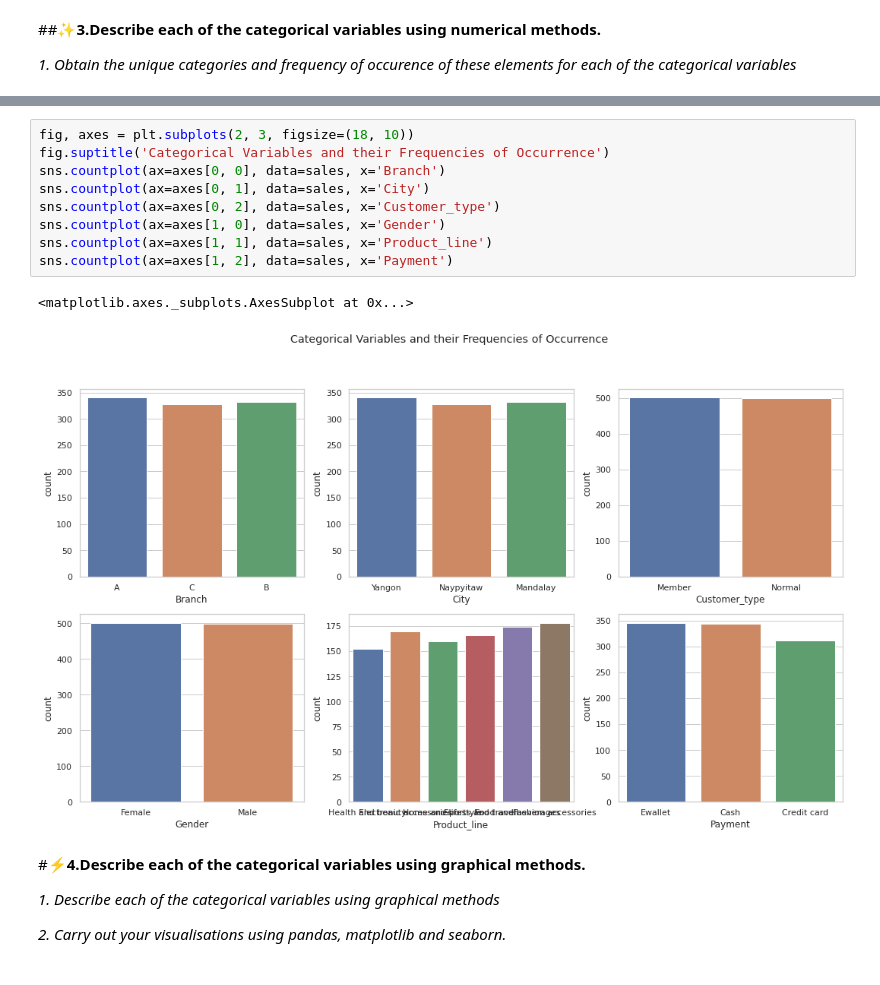
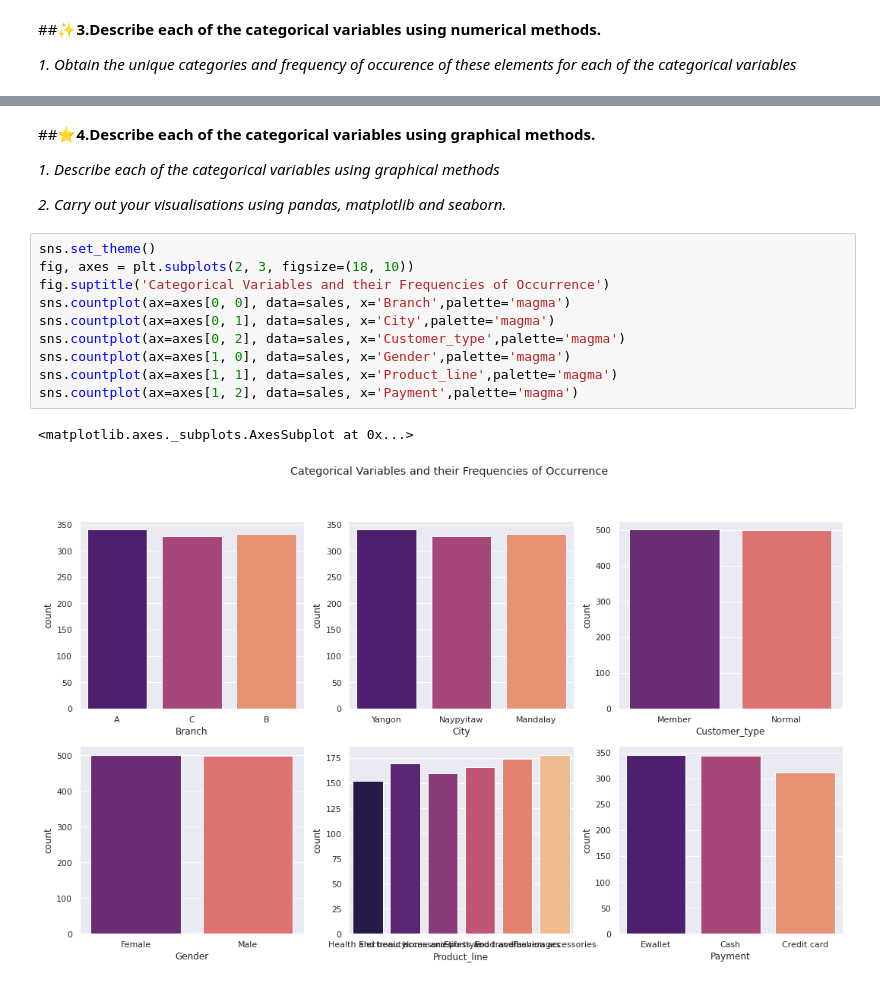
Before and after one commit to Joykareko/Data-Science-Projects, a Jupyter notebook: Univariate_Statistics_Python_Project_Objectives.ipynb, the cells around one changed output, grey strips where cells are left out. Saved outputs shown, nothing was run; the diff lists cells and outputs as text.

```diff
--- a/Univariate_Statistics_Python_Project_Objectives.ipynb
+++ b/Univariate_Statistics_Python_Project_Objectives.ipynb
@@ -371,22 +442,23 @@ plt.show()
+# %% [markdown]
+##⭐**4.Describe each of the categorical variables using graphical methods.**
+
+
+>
+
+*1.   Describe each of the categorical variables using graphical methods*
+
+>
+*2.   Carry out your visualisations using pandas, matplotlib and seaborn.*
 # %%
+sns.set_theme()
 fig, axes = plt.subplots(2, 3, figsize=(18, 10))
 fig.suptitle('Categorical Variables and their Frequencies of Occurrence')
-sns.countplot(ax=axes[0, 0], data=sales, x='Branch')
-sns.countplot(ax=axes[0, 1], data=sales, x='City')
-sns.countplot(ax=axes[0, 2], data=sales, x='Customer_type')
-sns.countplot(ax=axes[1, 0], data=sales, x='Gender')
-sns.countplot(ax=axes[1, 1], data=sales, x='Product_line')
-sns.countplot(ax=axes[1, 2], data=sales, x='Payment')
+sns.countplot(ax=axes[0, 0], data=sales, x='Branch',palette='magma')
+sns.countplot(ax=axes[0, 1], data=sales, x='City',palette='magma')
+sns.countplot(ax=axes[0, 2], data=sales, x='Customer_type',palette='magma')
+sns.countplot(ax=axes[1, 0], data=sales, x='Gender',palette='magma')
+sns.countplot(ax=axes[1, 1], data=sales, x='Product_line',palette='magma')
+sns.countplot(ax=axes[1, 2], data=sales, x='Payment',palette='magma')
 # %% [output]
 <matplotlib.axes._subplots.AxesSubplot at 0x...>
-[figure, old version]
+[figure, new version]
-# %% [markdown]
-#⚡**4.Describe each of the categorical variables using graphical methods.**
-
-
->
-
-*1.   Describe each of the categorical variables using graphical methods*
-
->
-*2.   Carry out your visualisations using pandas, matplotlib and seaborn.*
```
Also changed, not shown: parts of 17 cells of this notebook.
